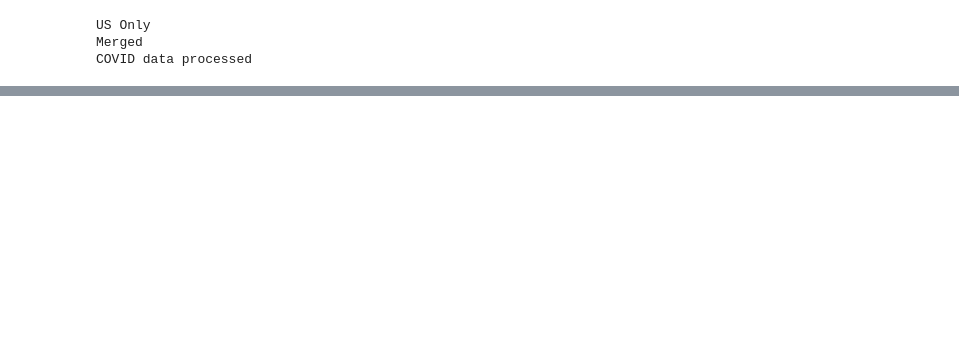
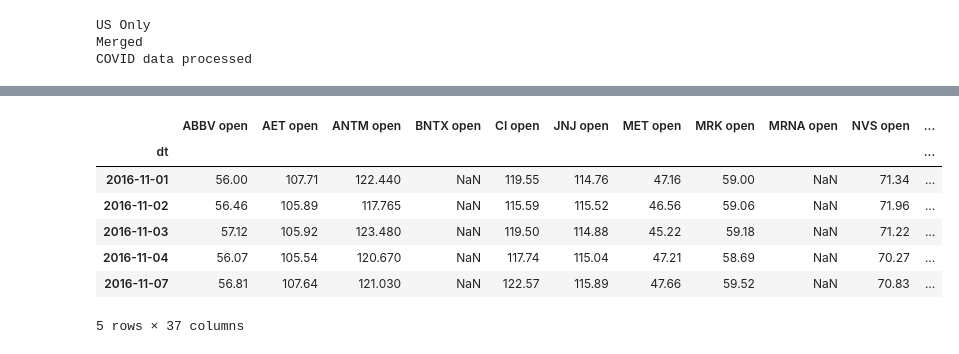
Before and after one commit to bluemaw/covid-stock-data, a Jupyter notebook: data_manage.ipynb, the cells around one changed output, grey strips where cells are left out. Saved outputs shown, nothing was run; the diff lists cells and outputs as text; code cells hidden in the pictures; blank space fills up the shorter version.

```diff
--- a/data_manage.ipynb
+++ b/data_manage.ipynb
@@ -148 +201,12 @@ merged_df.to_csv(os.path.join(out_path, "covid_stock_dataset.csv"), index=False)
+# %%
+merged_df.head()
+# %% [output]
+|  | ABBV open | AET open | ANTM open | BNTX open | CI open | JNJ open | MET open | MRK open | MRNA open | NVS open | ... |
+| dt |  |  |  |  |  |  |  |  |  |  | ... |
+| 2016-11-01 | 56.00 | 107.71 | 122.440 | NaN | 119.55 | 114.76 | 47.16 | 59.00 | NaN | 71.34 | ... |
+| 2016-11-02 | 56.46 | 105.89 | 117.765 | NaN | 115.59 | 115.52 | 46.56 | 59.06 | NaN | 71.96 | ... |
+| 2016-11-03 | 57.12 | 105.92 | 123.480 | NaN | 119.50 | 114.88 | 45.22 | 59.18 | NaN | 71.22 | ... |
+| 2016-11-04 | 56.07 | 105.54 | 120.670 | NaN | 117.74 | 115.04 | 47.21 | 58.69 | NaN | 70.27 | ... |
+| 2016-11-07 | 56.81 | 107.64 | 121.030 | NaN | 122.57 | 115.89 | 47.66 | 59.52 | NaN | 70.83 | ... |
+5 rows × 37 columns
 # %% [markdown]
```
Also changed, not shown: parts of 27 cells of this notebook, 6 other files.
